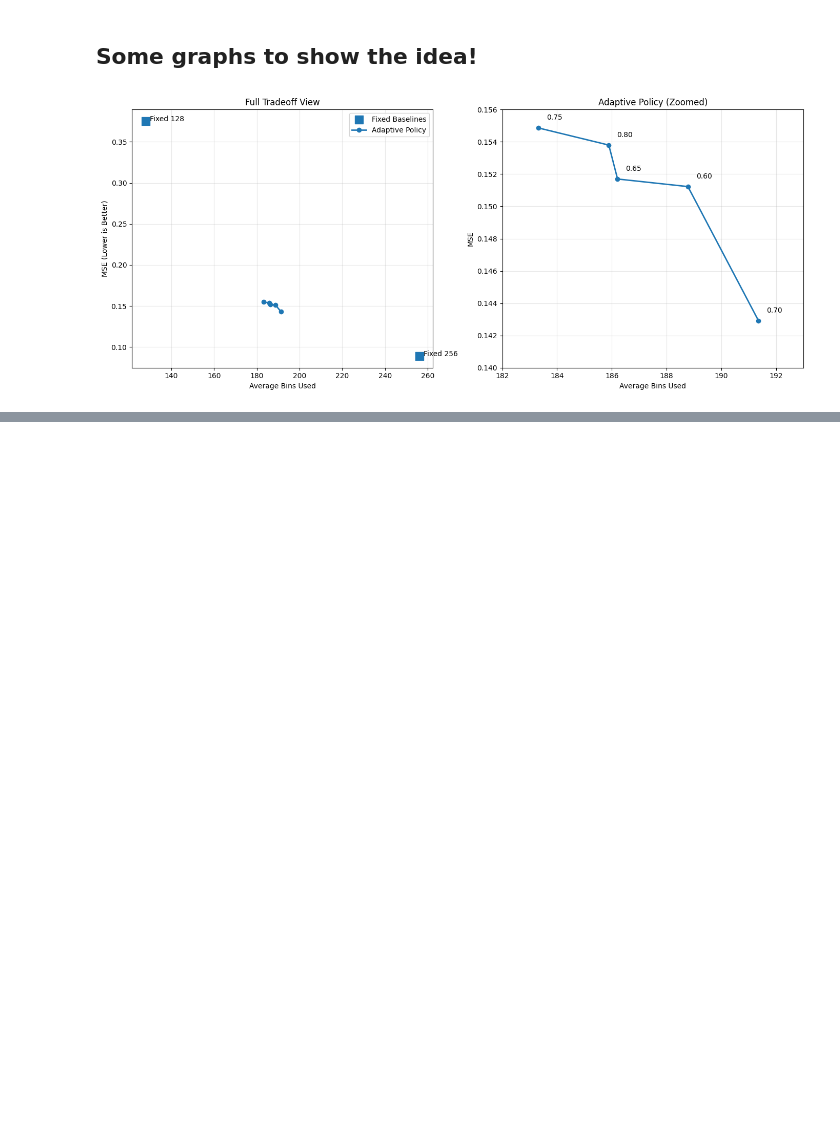
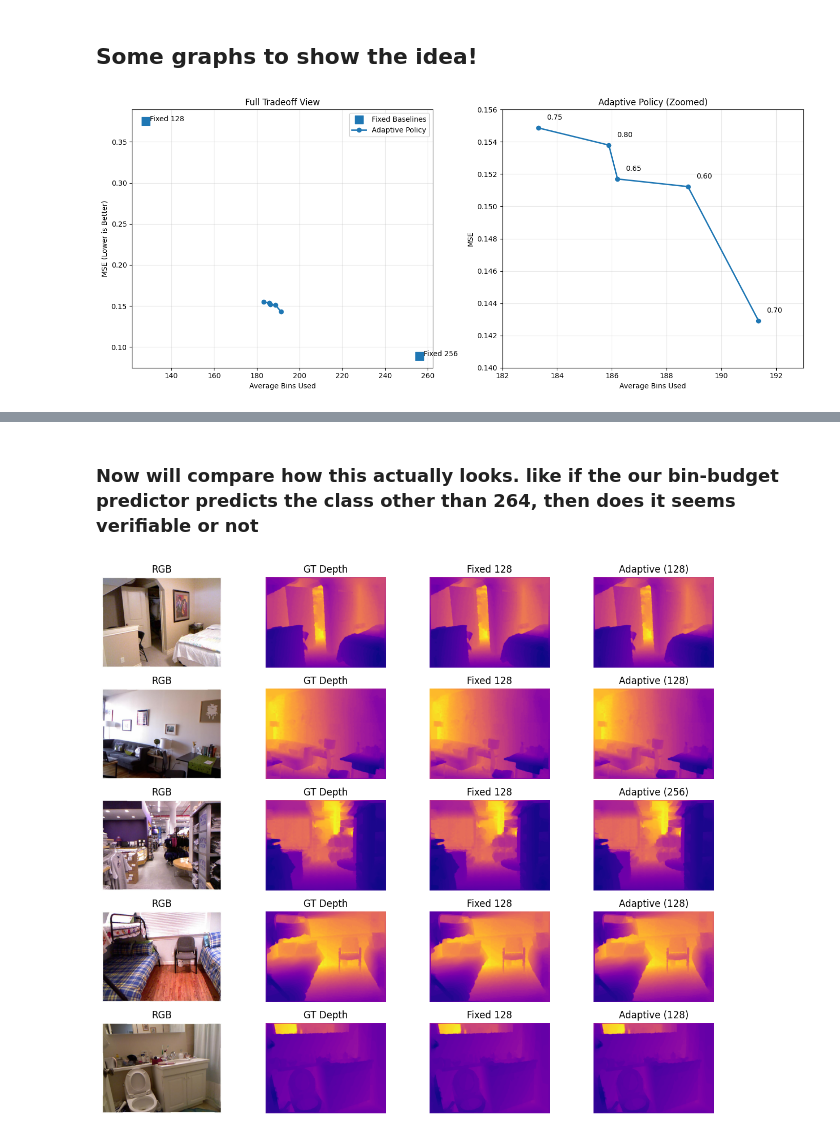
Before and after one commit to Series-Parallel/Machine_in_Deep_Learning, a Jupyter notebook: Adabins_research.ipynb, the cells around one changed output, grey strips where cells are left out. Cells and saved outputs as stored; diff of their text form; code cells hidden in the pictures; blank space fills up the shorter version.

```diff
--- a/Adabins_research.ipynb
+++ b/Adabins_research.ipynb
@@ -1278,0 +1323,78 @@ plt.show()
+# %% [markdown]
+### Now will compare how this actually looks. like if the our bin-budget predictor predicts the class other than 264, then does it seems verifiable or not
+# %%
+model = models.resnet18(pretrained=False)
+model.fc = torch.nn.Linear(model.fc.in_features, 3)
+
+model.load_state_dict(torch.load("adabins_model.pth"))
+model.eval()
+model = model.to(device)
+# %%
+from torchvision import transforms as T
+
+# Correct transform matching ResNet18 training
+resnet_transform = T.Compose([
+    T.Resize((224, 224)),
+    T.ToTensor(),
+    T.Normalize(mean=[0.485, 0.456, 0.406],
+                std=[0.229, 0.224, 0.225])
+])
+
+num_samples = 5
+
+samples = list(zip(val_imgs, val_labels))
+samples = random.sample(samples, num_samples)
+
+plt.figure(figsize=(12, 10))
+
+for i, (img_path, label) in enumerate(samples):
+
+    # --- Load RGB ---
+    img = Image.open(img_path).convert("RGB")
+
+    # --- Load depth ---
+    depth_path = img_path.replace(".jpg", ".png")
+    depth = np.array(Image.open(depth_path))
+
+    # --- Transform (PIL Image → tensor, no unsqueeze needed after) ---
+    input_img = resnet_transform(img).unsqueeze(0).to(device)
+
+    # --- Predict ---
+    with torch.no_grad():
+        out = model(input_img)
+        pred_class = torch.argmax(out, dim=1).item()
+
+    pred_bin_map = {0: 64, 1: 128, 2: 256}
+    adaptive_bins = pred_bin_map[pred_class]
+
+    # --- Quantization ---
+    fixed_128 = quantize_depth(depth, 128)
+    adaptive = quantize_depth(depth, adaptive_bins)
+
+    # --- Plot ---
+    row = i * 4
+
+    plt.subplot(num_samples, 4, row + 1)
+    plt.imshow(img)
+    plt.title("RGB")
+    plt.axis("off")
+
+    plt.subplot(num_samples, 4, row + 2)
+    plt.imshow(depth, cmap='plasma')
+    plt.title("GT Depth")
+    plt.axis("off")
+
+    plt.subplot(num_samples, 4, row + 3)
+    plt.imshow(fixed_128, cmap='plasma')
+    plt.title("Fixed 128")
+    plt.axis("off")
+
+    plt.subplot(num_samples, 4, row + 4)
+    plt.imshow(adaptive, cmap='plasma')
+    plt.title(f"Adaptive ({adaptive_bins})")
+    plt.axis("off")
+
+plt.tight_layout()
+plt.show()
+# %% [output]
+[figure, added]
```
Also changed, not shown: parts of 31 cells of this notebook.
